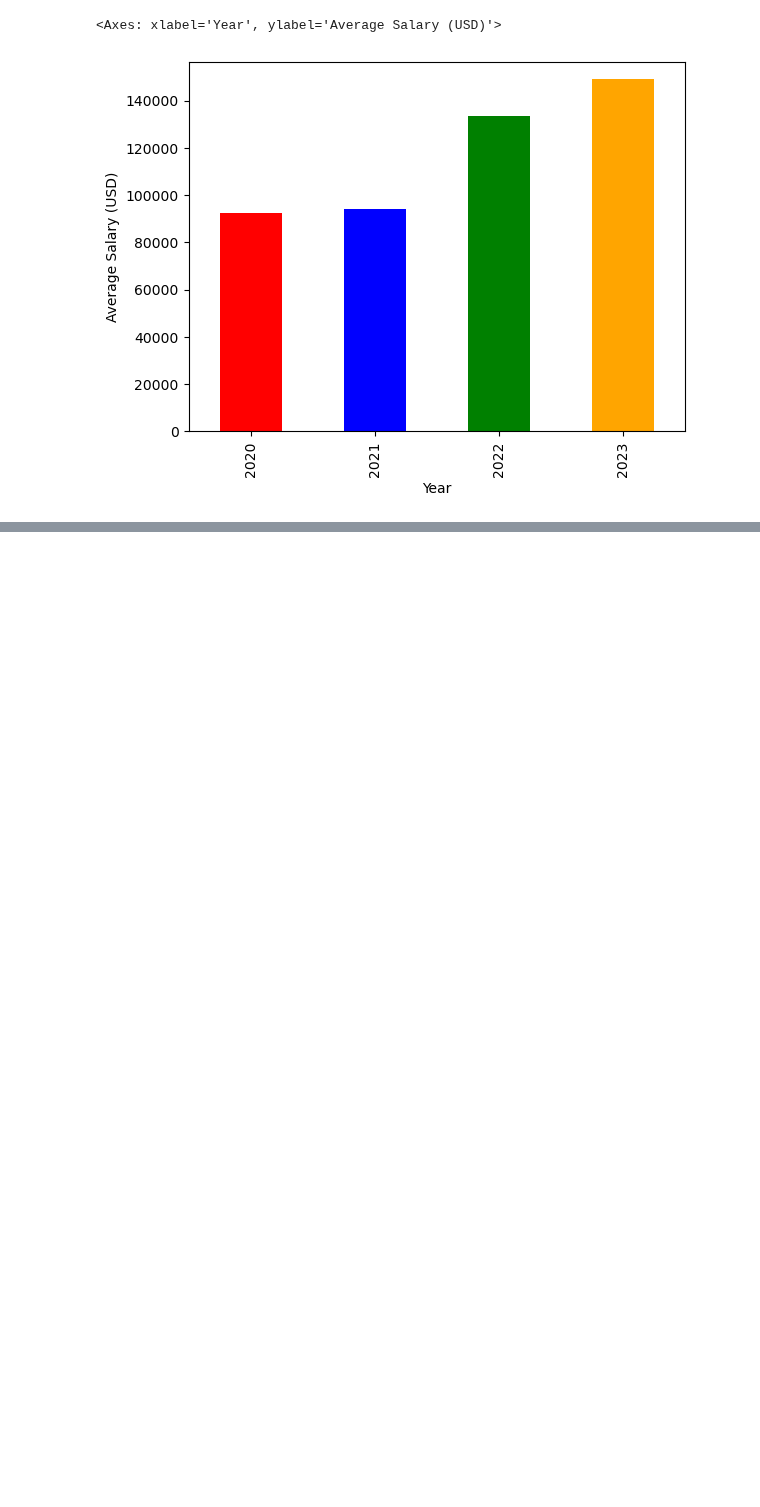
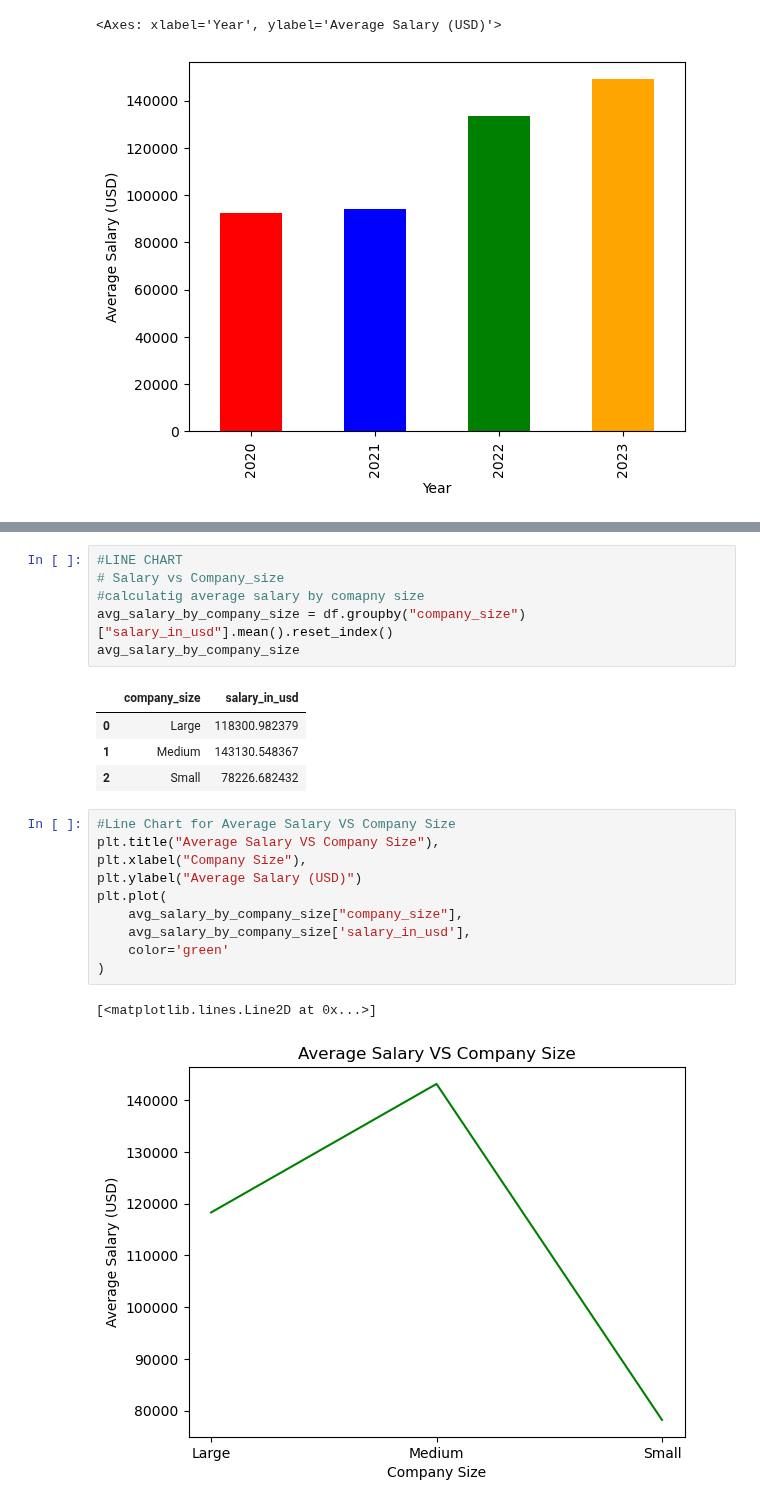
Before and after one commit to garimac12/project_acai, a Jupyter notebook: Project_NN.ipynb, the cells around one changed output, grey strips where cells are left out. Drawn from its saved outputs; the diff is of its cells as text; blank space fills up the shorter version.

```diff
--- a/Project_NN.ipynb
+++ b/Project_NN.ipynb
@@ -252,0 +227,24 @@ avg_salary_remote_ratio.plot(
+# %%
+#LINE CHART
+# Salary vs Company_size
+#calculatig average salary by comapny size
+avg_salary_by_company_size = df.groupby("company_size")["salary_in_usd"].mean().reset_index()
+avg_salary_by_company_size
+# %% [output]
+|  | company_size | salary_in_usd |
+| 0 | Large | 118300.982379 |
+| 1 | Medium | 143130.548367 |
+| 2 | Small | 78226.682432 |
+# %%
+#Line Chart for Average Salary VS Company Size
+plt.title("Average Salary VS Company Size"),
+plt.xlabel("Company Size"),
+plt.ylabel("Average Salary (USD)")
+plt.plot(
+    avg_salary_by_company_size["company_size"],
+    avg_salary_by_company_size['salary_in_usd'],
+    color='green'
+)
+# %% [output]
+[<matplotlib.lines.Line2D at 0x...>]
+[figure, added]
```
Also changed, not shown: parts of 14 cells of this notebook.
